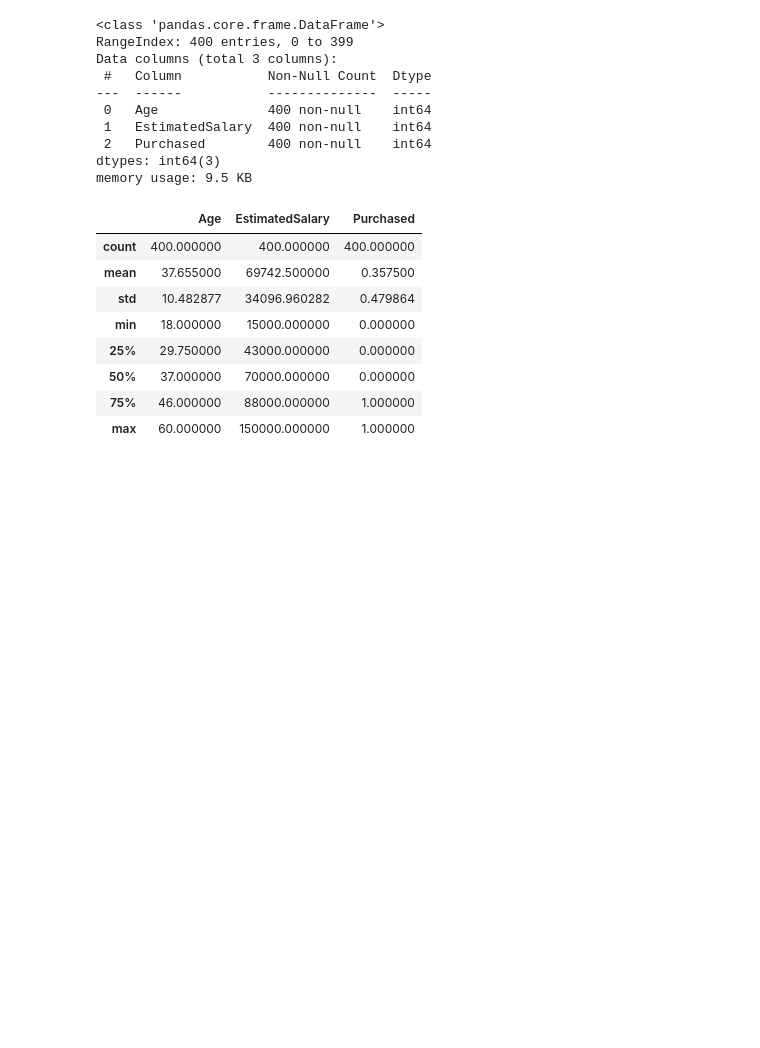
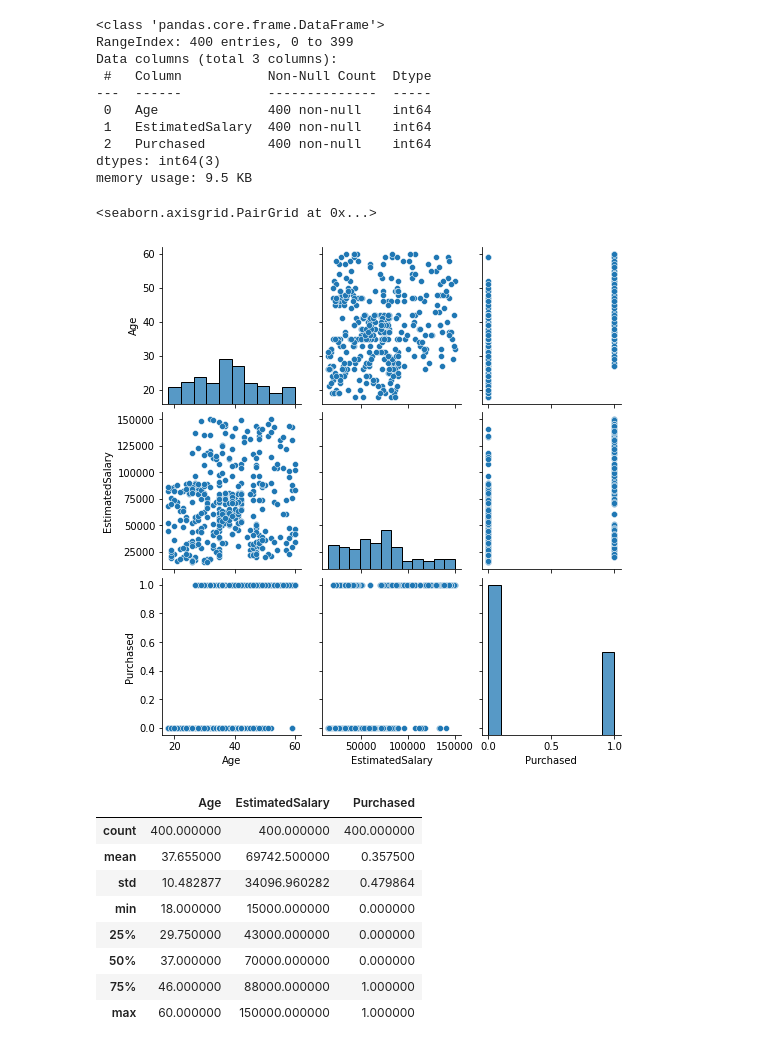
Before and after one commit to imrk97/MLTutorial, a Jupyter notebook: tcsml/Kernel_svm.ipynb, the cells around one changed output. Saved outputs shown, nothing was run; the diff lists cells and outputs as text; code cells hidden in the pictures; blank space fills up the shorter version.

```diff
--- a/tcsml/Kernel_svm.ipynb
+++ b/tcsml/Kernel_svm.ipynb
@@ -32,7 +32,10 @@ Data columns (total 3 columns):
 dtypes: int64(3)
 memory usage: 9.5 KB
 # %%
-#sns.pairplot(dataset)
+sns.pairplot(dataset)
+# %% [output]
+<seaborn.axisgrid.PairGrid at 0x...>
+[figure, added]
 # %%
 dataset.describe()
 # %% [output]
```
Also changed, not shown: parts of 7 cells of this notebook, 6 other files.
